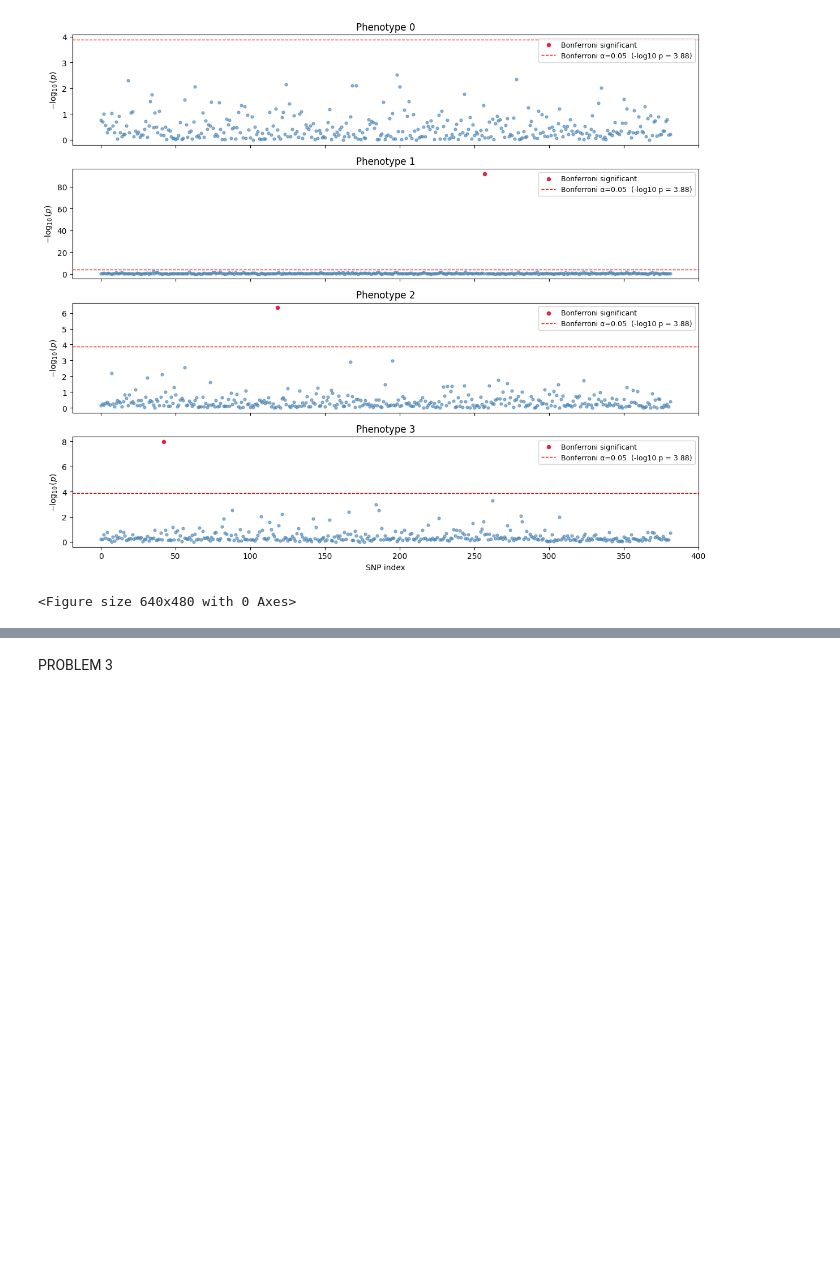
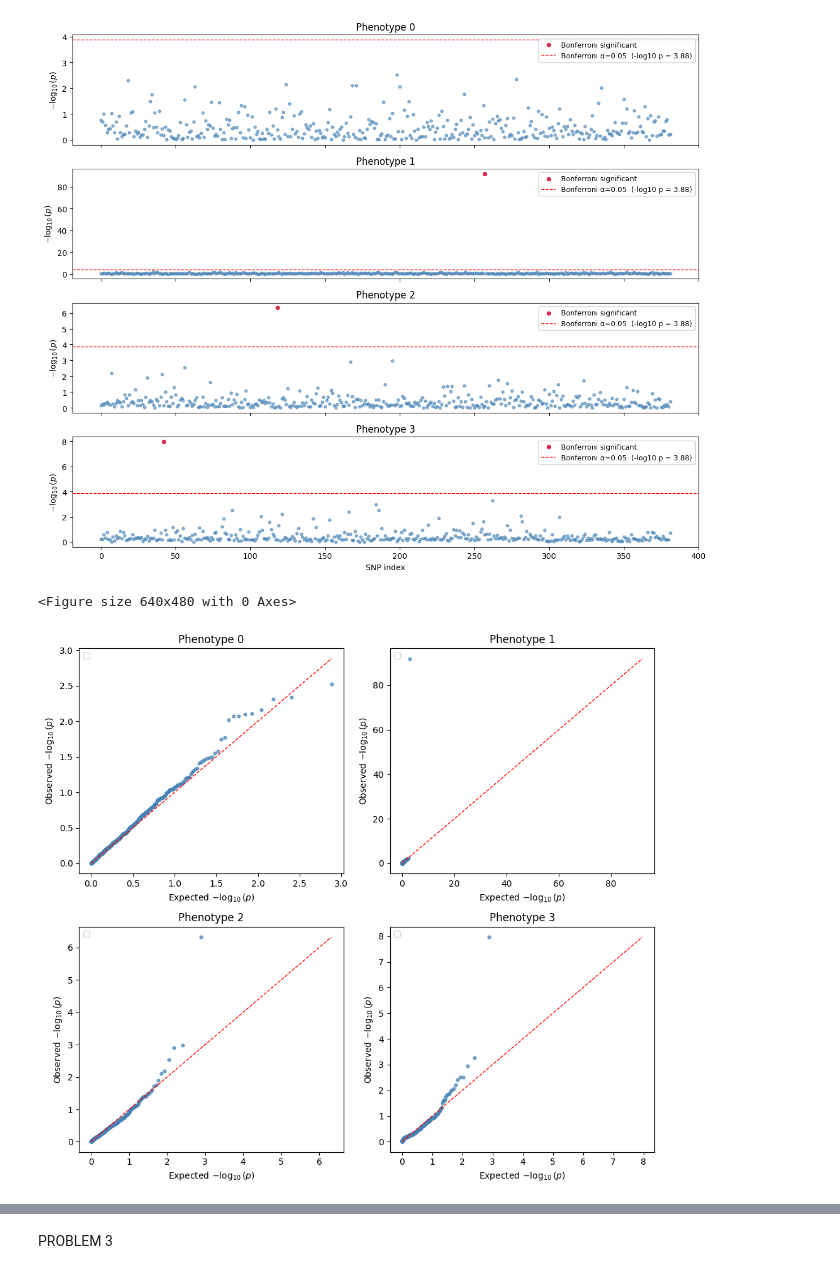
Before and after one commit to Mike-Mans/ps2, a Jupyter notebook: CS_C124_PS2_Template.ipynb, the cells around one changed output, grey strips where cells are left out. Saved outputs shown, nothing was run; the diff lists cells and outputs as text; code cells hidden in the pictures; blank space fills up the shorter version.

Commit message:
added plots for Q2 parts c and d

```diff
--- a/CS_C124_PS2_Template.ipynb
+++ b/CS_C124_PS2_Template.ipynb
@@ -141,3 +141,38 @@ plt.savefig('ps2_results/Q2_data/manhattan_plots.png', dpi=300, bbox_inches='tig
 # %% [output]
 [figure]
 <Figure size 640x480 with 0 Axes>
+# %%
+# QQ-PLOTS FOR EACH PHENOTYPE
+# QQ-plots: observed -log10(p) vs expected -log10(p) under the null (uniform).
+# Points on the diagonal => p-values match the null; upward deviation => signal/inflation.
+ncols = 2
+nrows = int(np.ceil(K / ncols))
+fig, axes = plt.subplots(nrows, ncols, figsize=(5 * ncols, 4.5 * nrows))
+axes = np.atleast_1d(axes).flatten()
+
+for k in range(K):
+    ax = axes[k]
+    sub = gwas_results[gwas_results['phenotype'] == k]
+    p_obs = np.sort(sub['p'].values)
+    n = len(p_obs)
+    p_exp = (np.arange(1, n + 1) - 0.5) / n
+
+    obs = -np.log10(p_obs)
+    exp = -np.log10(p_exp)
+
+    ax.scatter(exp, obs, s=12, alpha=0.7, color='steelblue')
+    lim = max(exp.max(), obs.max())
+    ax.plot([0, lim], [0, lim], color='red', linestyle='--', linewidth=1)
+    ax.set_xlabel(r'Expected $-\log_{10}(p)$')
+    ax.set_ylabel(r'Observed $-\log_{10}(p)$')
+    ax.set_title(f'Phenotype {k}')
+    ax.legend(loc='upper left', fontsize=9)
+
+for j in range(K, len(axes)):
+    axes[j].axis('off')
+
+plt.tight_layout()
+plt.savefig('ps2_results/Q2_data/qq_plots.png', dpi=300, bbox_inches='tight')
+plt.show()
+# %% [output]
+[figure, added]
```
Also changed, not shown: parts of 4 cells of this notebook, 3 other files.
